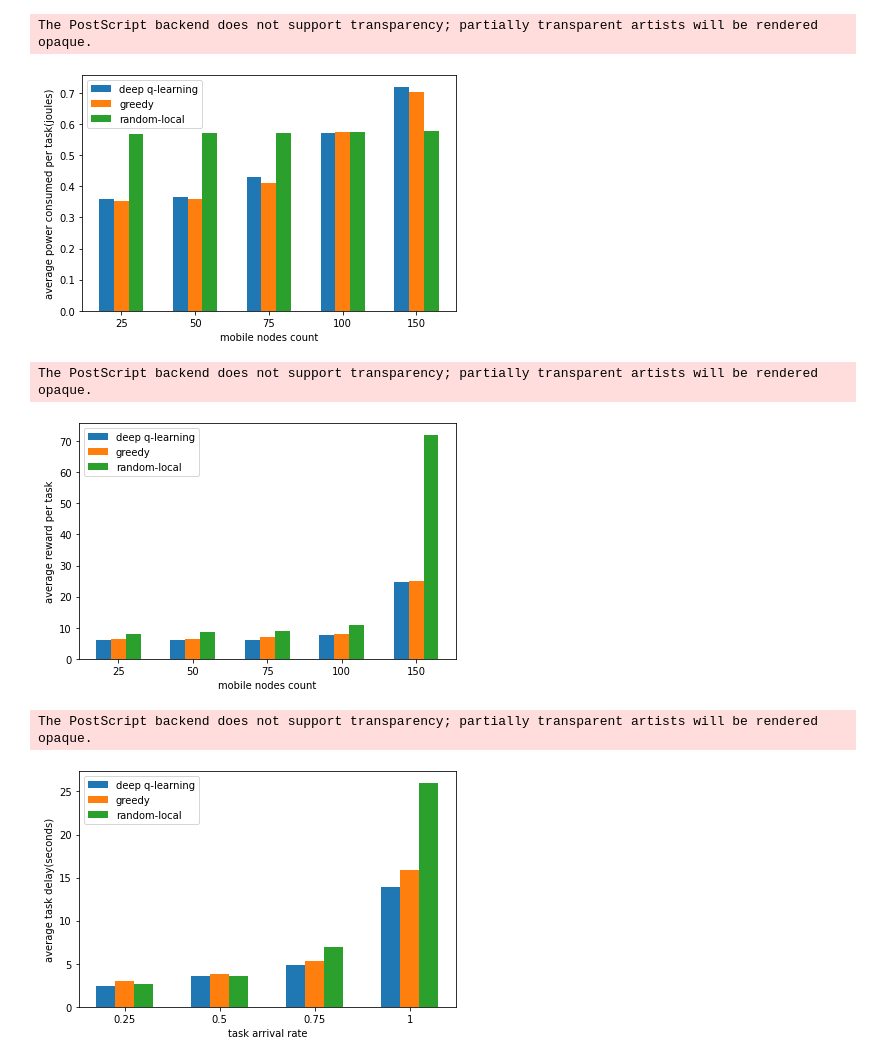
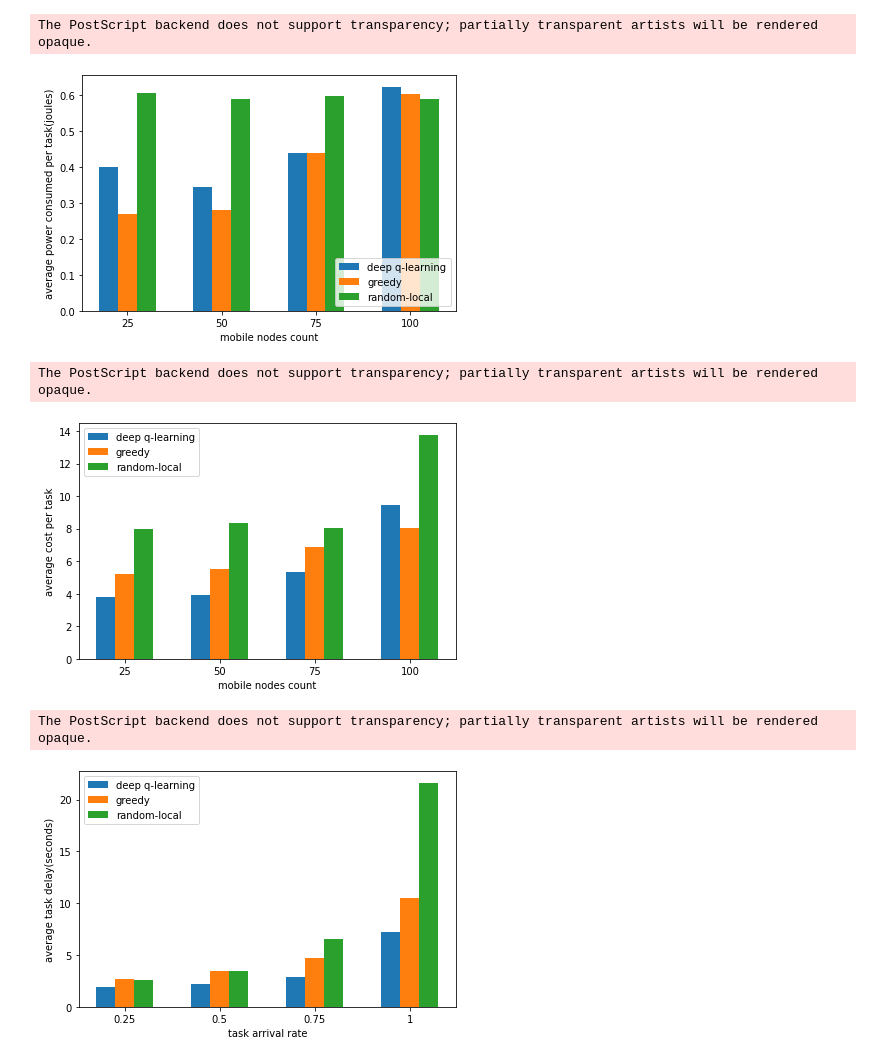
Before and after one commit to ahmadzendebudi/edge_simulation1, a Jupyter notebook: plots.ipynb, the cells around one changed output. Drawn from its saved outputs; the diff is of its cells as text; code cells hidden in the pictures.

```diff
--- a/plots.ipynb
+++ b/plots.ipynb
@@ -62,5 +60,5 @@ def loadDataframe(batchId: str) -> pd.DataFrame:
 
     return df
 # %%
-df = loadDataframe(batchId)
+df = loadDataframe("C")
 # %% [output]
@@ -71,7 +69,7 @@ vairable_conditions = {
     "greedy": (df["mobile_selector"] == "greedy") & (df["edge_selector"] == "greedy"),
     "random-local": (df["mobile_selector"] == "random") & (df["edge_selector"] == "local")
 }
-condition =  (df["boxworld_mobile_nodes"] == 75) & (df["task_generator_lambda"] == 0.75)
+condition =  (df["boxworld_mobile_nodes"] == 50) & (df["task_generator_lambda"] == 0.75)
 graphs = {}
 for key, value in vairable_conditions.items():
     item_condition = condition & value
@@ -96,7 +94,7 @@ vairable_conditions = {
     "greedy": (df["mobile_selector"] == "greedy") & (df["edge_selector"] == "greedy"),
     "random-local": (df["mobile_selector"] == "random") & (df["edge_selector"] == "local")
 }
-condition =  (df["boxworld_mobile_nodes"] == 75) & (df["task_generator_lambda"] == 0.75)
+condition =  (df["boxworld_mobile_nodes"] == 50) & (df["task_generator_lambda"] == 0.75)
 graphs = {}
 for key, value in vairable_conditions.items():
     item_condition = condition & value
@@ -110,7 +108,7 @@ for key, data in graphs.items():
 
 plt.ylabel('average mobile power per task(joules)')
 plt.xlabel('task arrival time(seconds)')
-plt.legend(graphs.keys(), loc='upper left')
+plt.legend(graphs.keys(), loc='upper right')
 plt.savefig('plots/power_all_methods.eps', format='eps')
 # %% [output]
 The PostScript backend does not support transparency; partially transparent artists will be rendered opaque.
@@ -121,7 +119,7 @@ vairable_conditions = {
     "greedy": (df["mobile_selector"] == "greedy") & (df["edge_selector"] == "greedy"),
     "random-local": (df["mobile_selector"] == "random") & (df["edge_selector"] == "local")
 }
-condition =  (df["boxworld_mobile_nodes"] == 75) & (df["task_generator_lambda"] == 0.75)
+condition =  (df["boxworld_mobile_nodes"] == 50) & (df["task_generator_lambda"] == 0.75)
 graphs = {}
 for key, value in vairable_conditions.items():
     item_condition = condition & value
@@ -133,7 +131,7 @@ for key, value in vairable_conditions.items():
 for key, data in graphs.items():
     plt.plot(data)
 
-plt.ylabel('average reward per task')
+plt.ylabel('average cost per task')
 plt.xlabel('task arrival time(seconds)')
 plt.legend(graphs.keys(), loc='upper left')
 plt.savefig('plots/reward_all_methods.eps', format='eps')
@@ -207,34 +205,34 @@ The PostScript backend does not support transparency; partially transparent arti
 # %%
 variable_conditions_method = {
     "deep q-learning": (df["mobile_selector"] == "dql") & (df["edge_selector"] == "dql"),
     "greedy": (df["mobile_selector"] == "greedy") & (df["edge_selector"] == "greedy"),
     "random-local": (df["mobile_selector"] == "random") & (df["edge_selector"] == "local")
 }
 variable_conditions_class = {
     "25": (df["boxworld_mobile_nodes"] == 25),
     "50": (df["boxworld_mobile_nodes"] == 50),
     "75": (df["boxworld_mobile_nodes"] == 75),
-    "100": (df["boxworld_mobile_nodes"] == 100),
-    "150": (df["boxworld_mobile_nodes"] == 150)
+    "100": (df["boxworld_mobile_nodes"] == 100)
 }
 
-condition = (df["task_generator_lambda"] == 0.75)
+condition = (df["task_generator_lambda"] == 0.75) & (df["arrival_time"] >= 100)
 results = []
 for key_method, value_method in variable_conditions_method.items():
     item_condition = condition & value_method
     result = []
     for key_class, value_class in variable_conditions_class.items():
         class_condition = item_condition & value_class
         data = df.loc[class_condition, ["power"]].mean()
         result.append(data["power"])
     results.append(result)
 
 
 barchartPlotter(results, list(variable_conditions_method.keys()), list(variable_conditions_class.keys()),
-                "average power consumed per task(joules)", xLabel = "mobile nodes count", savePath = "plots/mobile_node_counts_power")
+                "average power consumed per task(joules)", xLabel = "mobile nodes count",
+                 savePath = "plots/mobile_node_counts_power", legenLoc="lower right")
 # %% [output]
 The PostScript backend does not support transparency; partially transparent artists will be rendered opaque.
-[figure, old version]
+[figure, new version]
 # %%
 variable_conditions_method = {
     "deep q-learning": (df["mobile_selector"] == "dql") & (df["edge_selector"] == "dql"),
@@ -245,11 +243,10 @@ variable_conditions_class = {
     "25": (df["boxworld_mobile_nodes"] == 25),
     "50": (df["boxworld_mobile_nodes"] == 50),
     "75": (df["boxworld_mobile_nodes"] == 75),
-    "100": (df["boxworld_mobile_nodes"] == 100),
-    "150": (df["boxworld_mobile_nodes"] == 150)
+    "100": (df["boxworld_mobile_nodes"] == 100)
 }
 
-condition = (df["task_generator_lambda"] == 0.75)
+condition = (df["task_generator_lambda"] == 0.75) & (df["arrival_time"] >= 100)
 results = []
 for key_method, value_method in variable_conditions_method.items():
     item_condition = condition & value_method
@@ -262,10 +259,10 @@ for key_method, value_method in variable_conditions_method.items():
 
 
 barchartPlotter(results, list(variable_conditions_method.keys()), list(variable_conditions_class.keys()),
-                "average reward per task", xLabel = "mobile nodes count", savePath = "plots/mobile_node_counts_reward")
+                "average cost per task", xLabel = "mobile nodes count", savePath = "plots/mobile_node_counts_reward")
 # %% [output]
 The PostScript backend does not support transparency; partially transparent artists will be rendered opaque.
-[figure, old version]
+[figure, new version]
 # %%
 variable_conditions_method = {
     "deep q-learning": (df["mobile_selector"] == "dql") & (df["edge_selector"] == "dql"),
@@ -279,7 +276,7 @@ variable_conditions_class = {
     "1": (df["task_generator_lambda"] == 1)
 }
 
-condition = (df["boxworld_mobile_nodes"] == 50)
+condition = (df["boxworld_mobile_nodes"] == 50) & (df["arrival_time"] >= 100)
 results = []
 for key_method, value_method in variable_conditions_method.items():
     item_condition = condition & value_method
@@ -295,7 +292,7 @@ barchartPlotter(results, list(variable_conditions_method.keys()), list(variable_
                 "average task delay(seconds)", xLabel = "task arrival rate", savePath = "plots/data_rate_delay")
 # %% [output]
 The PostScript backend does not support transparency; partially transparent artists will be rendered opaque.
-[figure, old version]
+[figure, new version]
 # %%
 variable_conditions_method = {
     "deep q-learning": (df["mobile_selector"] == "dql") & (df["edge_selector"] == "dql"),
```
Also changed, not shown: parts of 9 cells of this notebook, 13 other files.
